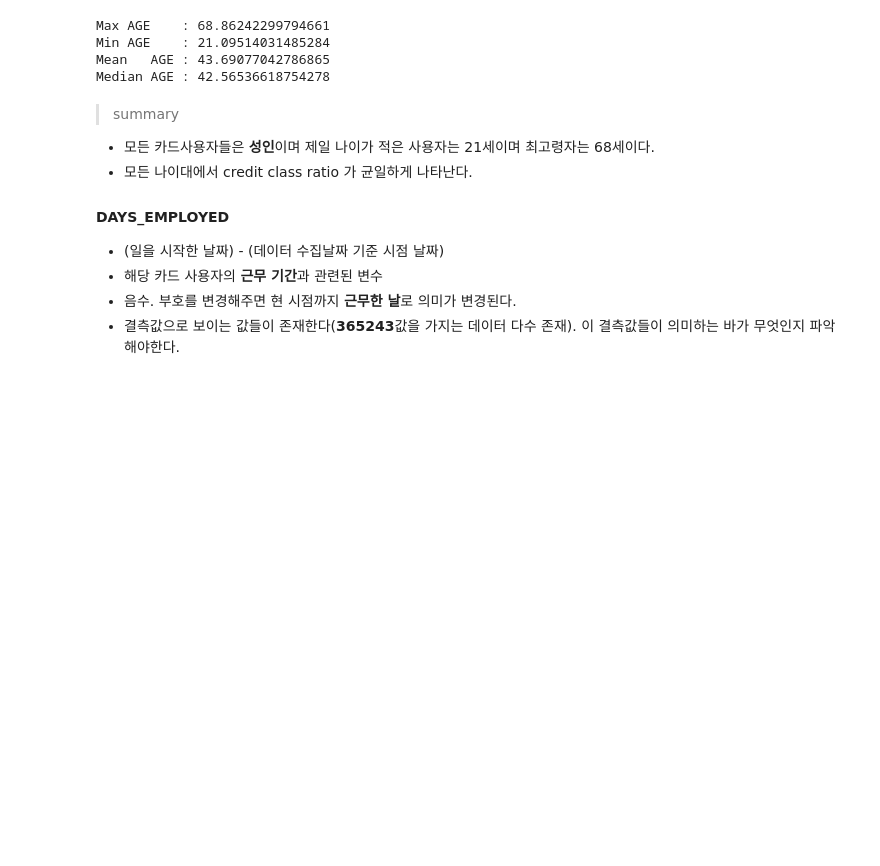
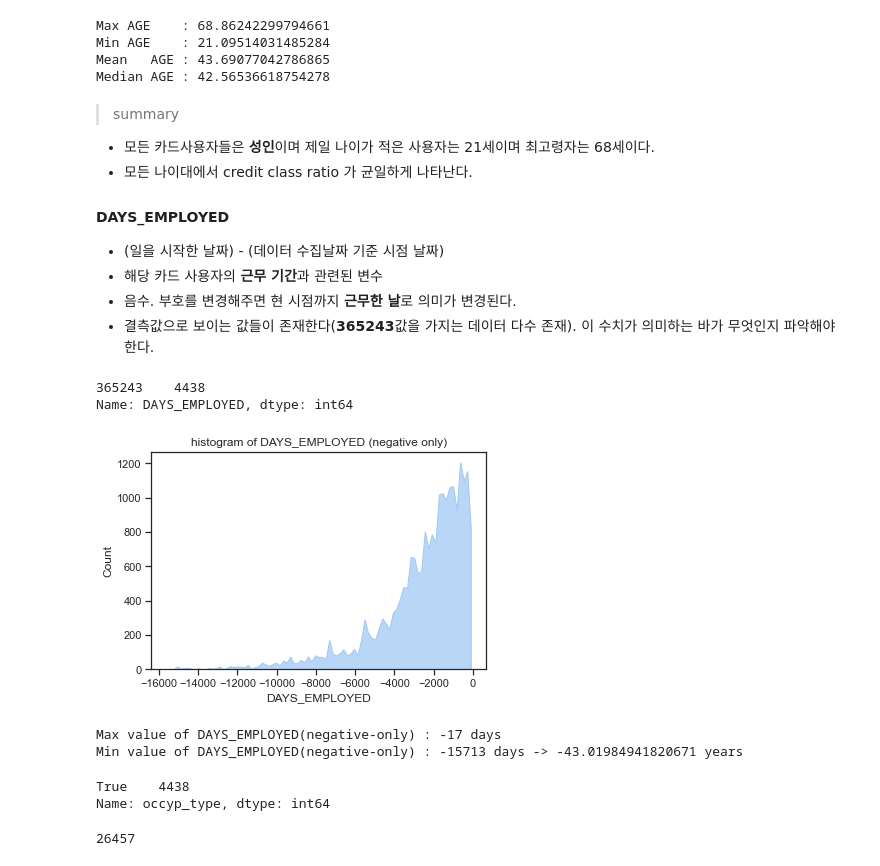
Before and after one commit to Gangtaro/data_science_repository, a Jupyter notebook: COMPETETION_LOG/DACON_210405_credit/210405_credit_eda.ipynb, the cells around one changed output. Cells and saved outputs as stored; diff of their text form; code cells hidden in the pictures; blank space fills up the shorter version.

```diff
--- a/COMPETETION_LOG/DACON_210405_credit/210405_credit_eda.ipynb
+++ b/COMPETETION_LOG/DACON_210405_credit/210405_credit_eda.ipynb
@@ -316,4 +316,33 @@ Median AGE : 42.56536618754278
 - (일을 시작한 날짜) - (데이터 수집날짜 기준 시점 날짜)
 - 해당 카드 사용자의 **근무 기간**과 관련된 변수
 - 음수. 부호를 변경해주면 현 시점까지 **근무한 날**로 의미가 변경된다.
-- 결측값으로 보이는 값들이 존재한다(**365243**값을 가지는 데이터 다수 존재). 이 결측값들이 의미하는 바가 무엇인지 파악해야한다.
+- 결측값으로 보이는 값들이 존재한다(**365243**값을 가지는 데이터 다수 존재). 이 수치가 의미하는 바가 무엇인지 파악해야한다.
+# %%
+train.DAYS_EMPLOYED[train.DAYS_EMPLOYED > 0].value_counts()
+# %% [output]
+365243    4438
+Name: DAYS_EMPLOYED, dtype: int64
+# %%
+sns.histplot(train.DAYS_EMPLOYED[train.DAYS_EMPLOYED <= 0], element = "poly")
+plt.title('histogram of DAYS_EMPLOYED (negative only)')
+plt.show()
+# %% [output]
+[figure, added]
+# %%
+# 음수 중 최대 값은 -17로 나타난다.
+print('Max value of DAYS_EMPLOYED(negative-only) : {} days'.format(train.DAYS_EMPLOYED[train.DAYS_EMPLOYED <= 0].max()))
+print('Min value of DAYS_EMPLOYED(negative-only) : {} days -> {} years'.format(train.DAYS_EMPLOYED[train.DAYS_EMPLOYED <= 0].min(), train.DAYS_EMPLOYED[train.DAYS_EMPLOYED <= 0].min()/365.25))
+# %% [output]
+Max value of DAYS_EMPLOYED(negative-only) : -17 days
+Min value of DAYS_EMPLOYED(negative-only) : -15713 days -> -43.01984941820671 years
+# %%
+# 365243 값을 가지는 관측치의 occyp_type 변수의 결측 확인
+# (Total= 4438, True= 365243값을 가지는 값들 중 occyp_type 결측 개수)
+train[train.DAYS_EMPLOYED == 365243].occyp_type.isna().value_counts()
+# %% [output]
+True    4438
+Name: occyp_type, dtype: int64
+# %%
+len(train)
+# %% [output]
+26457
```
Also changed, not shown: parts of 17 cells of this notebook, 9 other files.
